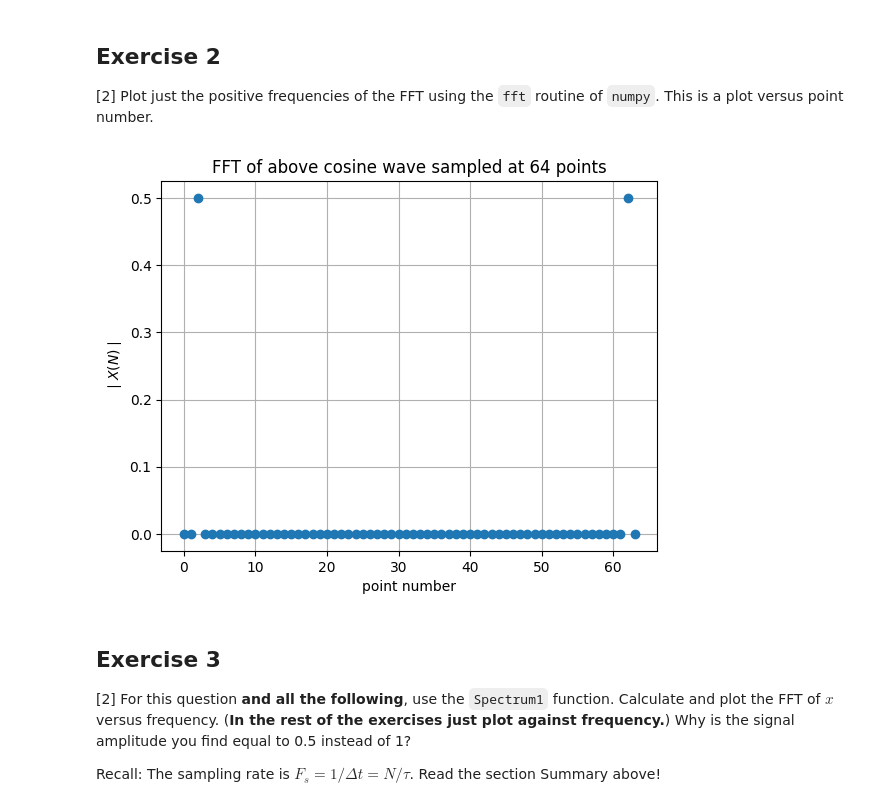
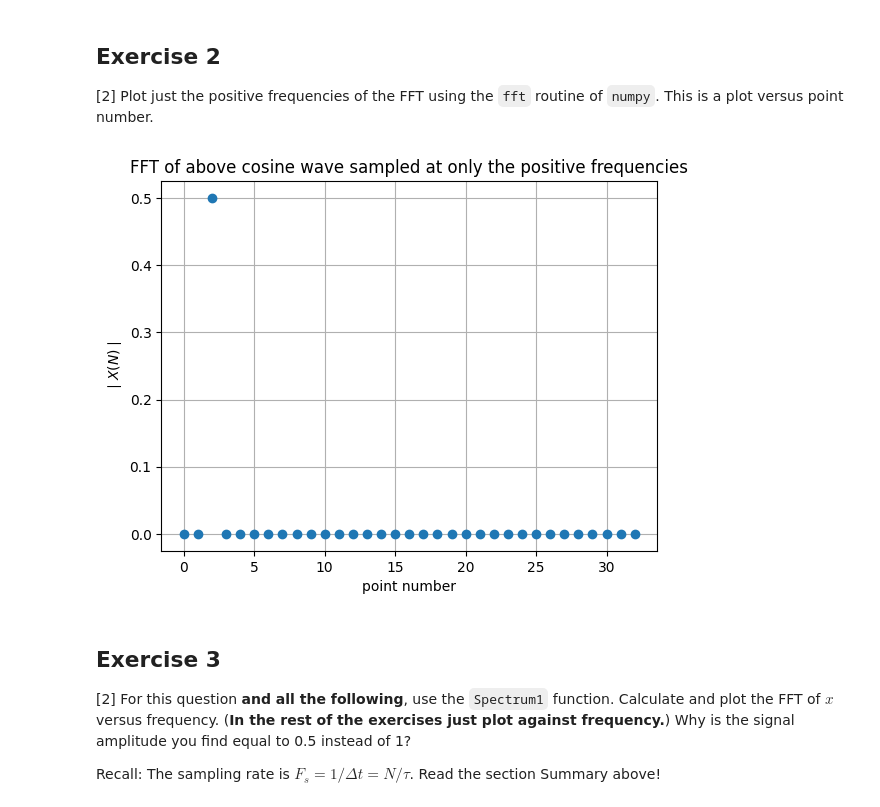
Before and after one commit to PX2145-2025/week-10-b-Finlay-Hall, a Jupyter notebook: FFT.ipynb, the cells around one changed output. Drawn from its saved outputs; the diff is of its cells as text; code cells hidden in the pictures.

```diff
--- a/FFT.ipynb
+++ b/FFT.ipynb
@@ -338,13 +338,14 @@ plt.grid()
 [2] Plot just the positive frequencies of the FFT using the `fft` routine of `numpy`. This is a plot versus point number.
 # %%
 X = fft(x)/N # fft and normalise
+X = X[0:N//2+1]
 plt.plot(np.abs(X), 'o')
-plt.title('FFT of above cosine wave sampled at '+str(N)+' points')
+plt.title('FFT of above cosine wave sampled at only the positive frequencies')
 plt.xlabel('point number')
 plt.ylabel('$\mid X(N)\mid$')
 plt.grid()
 # %% [output]
-[figure, old version]
+[figure, new version]
 # %% [markdown]
 ## Exercise 3
 
```
Also changed, not shown: parts of 1 cell of this notebook.
